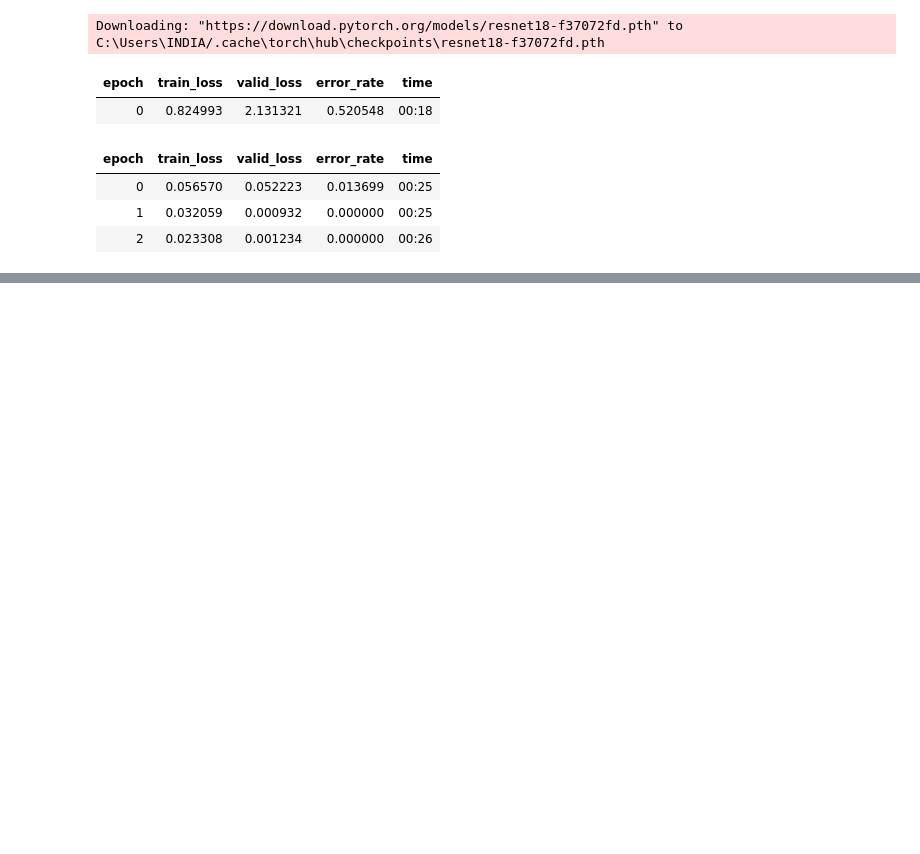
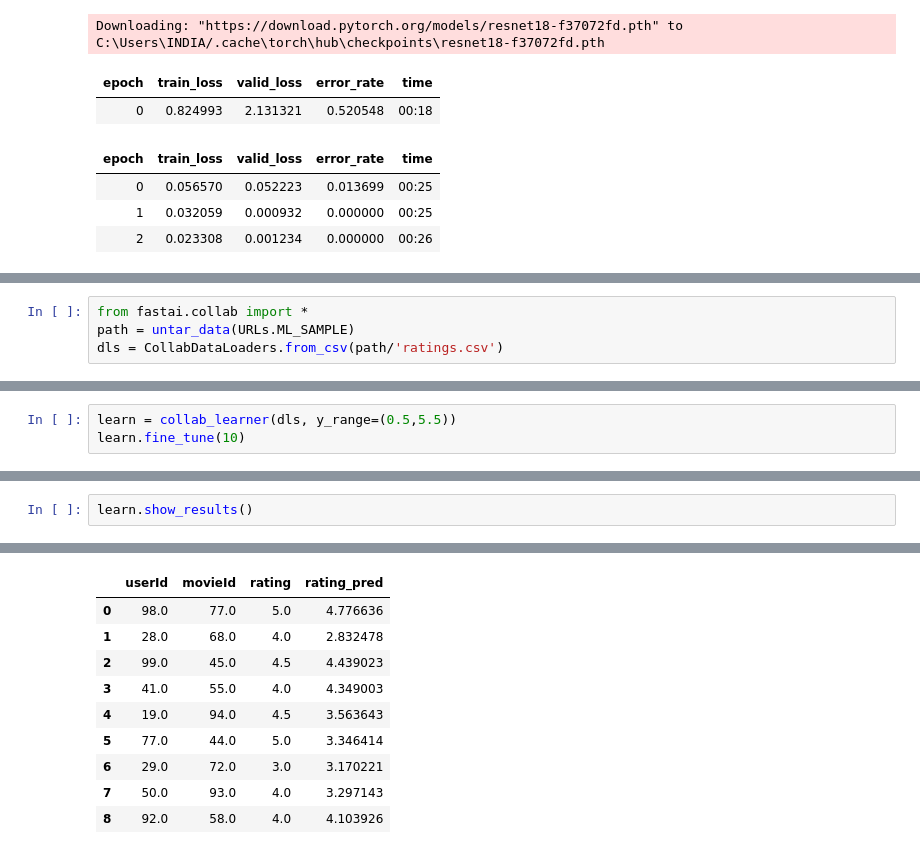
Before and after one commit to khushi-tulsiyan/fastai-course-notebooks, a Jupyter notebook: ep1.ipynb, the cells around one changed output, grey strips where cells are left out. Cells and saved outputs as stored; diff of their text form; blank space fills up the shorter version.

```diff
--- a/ep1.ipynb
+++ b/ep1.ipynb
@@ -75,0 +141,4 @@ print(f"Probability it's a bird: {probs[0]:.4f}")
+# %%
+from fastai.collab import *
+path = untar_data(URLs.ML_SAMPLE)
+dls = CollabDataLoaders.from_csv(path/'ratings.csv')
@@ -75,0 +161,3 @@ print(f"Probability it's a bird: {probs[0]:.4f}")
+# %%
+learn = collab_learner(dls, y_range=(0.5,5.5))
+learn.fine_tune(10)
@@ -75,0 +178,3 @@ print(f"Probability it's a bird: {probs[0]:.4f}")
+# %%
+learn.show_results()
+# %% [output]
@@ -75,0 +182,10 @@ print(f"Probability it's a bird: {probs[0]:.4f}")
+|  | userId | movieId | rating | rating_pred |
+| 0 | 98.0 | 77.0 | 5.0 | 4.776636 |
+| 1 | 28.0 | 68.0 | 4.0 | 2.832478 |
+| 2 | 99.0 | 45.0 | 4.5 | 4.439023 |
+| 3 | 41.0 | 55.0 | 4.0 | 4.349003 |
+| 4 | 19.0 | 94.0 | 4.5 | 3.563643 |
+| 5 | 77.0 | 44.0 | 5.0 | 3.346414 |
+| 6 | 29.0 | 72.0 | 3.0 | 3.170221 |
+| 7 | 50.0 | 93.0 | 4.0 | 3.297143 |
+| 8 | 92.0 | 58.0 | 4.0 | 4.103926 |
```
Also changed, not shown: parts of 8 cells of this notebook, 2 other files.
